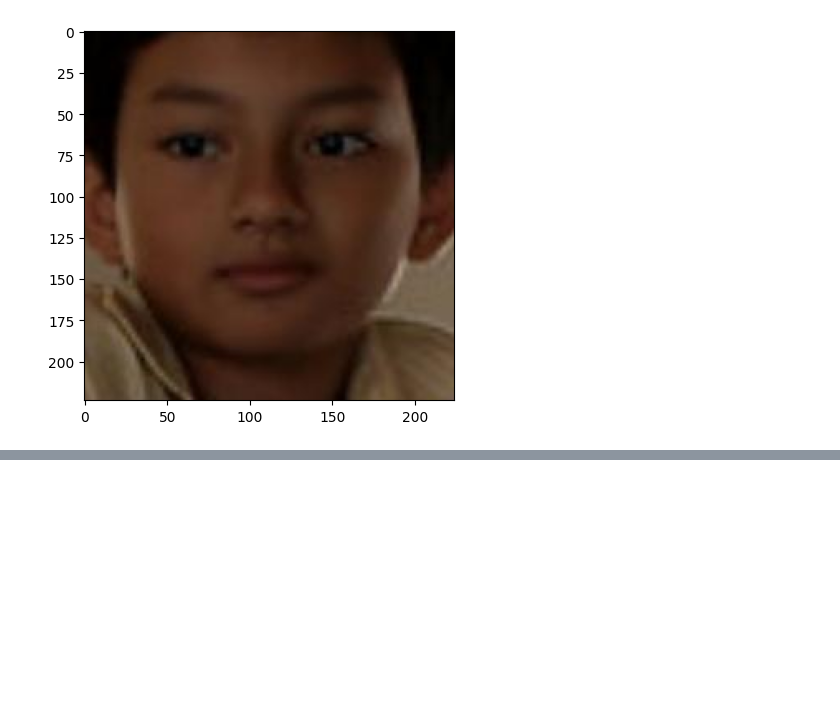
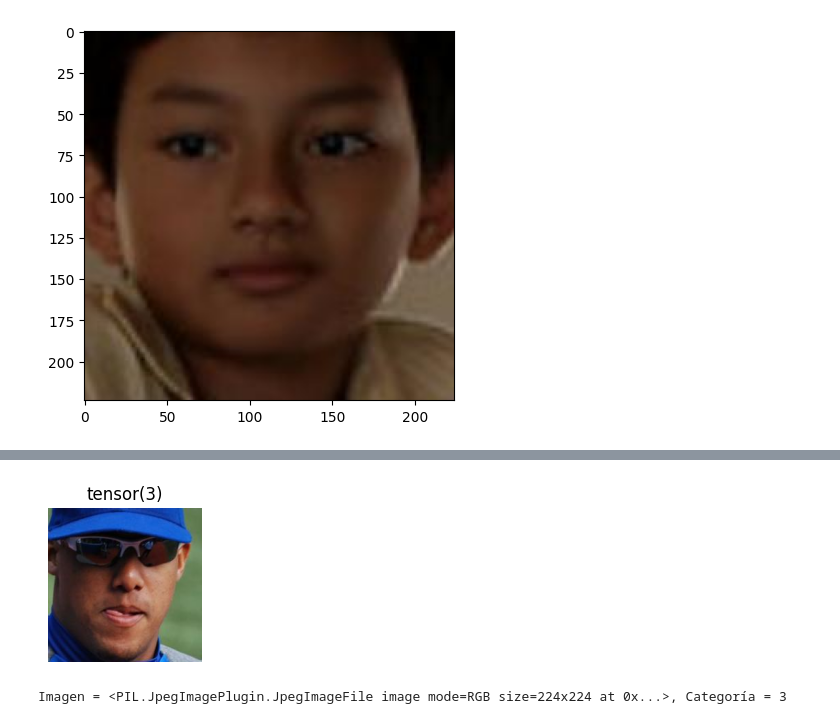
Before and after one commit to Qweryedu/Aprendizaje-Profundo, a Jupyter notebook: Tarea02/Ejercicio02/Ejercicio2.ipynb, the cells around one changed output, grey strips where cells are left out. Saved outputs shown, nothing was run; the diff lists cells and outputs as text; code cells hidden in the pictures; blank space fills up the shorter version.

```diff
--- a/Tarea02/Ejercicio02/Ejercicio2.ipynb
+++ b/Tarea02/Ejercicio02/Ejercicio2.ipynb
@@ -56,0 +130,21 @@ plt.imshow(t)
+# %%
+class FaceLoader(Dataset):
+  def __init__(self, df, root, transform=None):
+    self.df = df # El dataframe
+    self.root = root # Ruta del directorio padre
+    self.transform = transform # Transformaciones a las imágenes
+
+  def __getitem__(self, idx):
+    # Abrimos la imagen
+    img = PIL.Image.open(self.root + self.df.file.iloc[idx])
+    # Obtenemos la categoría del dataframe
+    cat = self.df.race_ind.iloc[idx]
+
+    # En caso de tener una transformación
+    if self.transform:
+      img = self.transform(img)
+
+    return img, th.tensor(cat, dtype=th.long)
+
+  def __len__(self):
+    return len(self.df)
@@ -56,0 +187,14 @@ plt.imshow(t)
+# %%
+it_val = iter(ds_val)
+img_prueba, cat_prueba = next(it_val)
+
+plt.figure(figsize = (2,2))
+plt.imshow(img_prueba)
+plt.title(cat_prueba)
+plt.axis('off')
+plt.show()
+
+print(f'Imagen = {img_prueba}, Categoría = {cat_prueba}')
+# %% [output]
+[figure, added]
+Imagen = <PIL.JpegImagePlugin.JpegImageFile image mode=RGB size=224x224 at 0x...>, Categoría = 3
```
Also changed, not shown: parts of 52 cells of this notebook, 2 other files.
